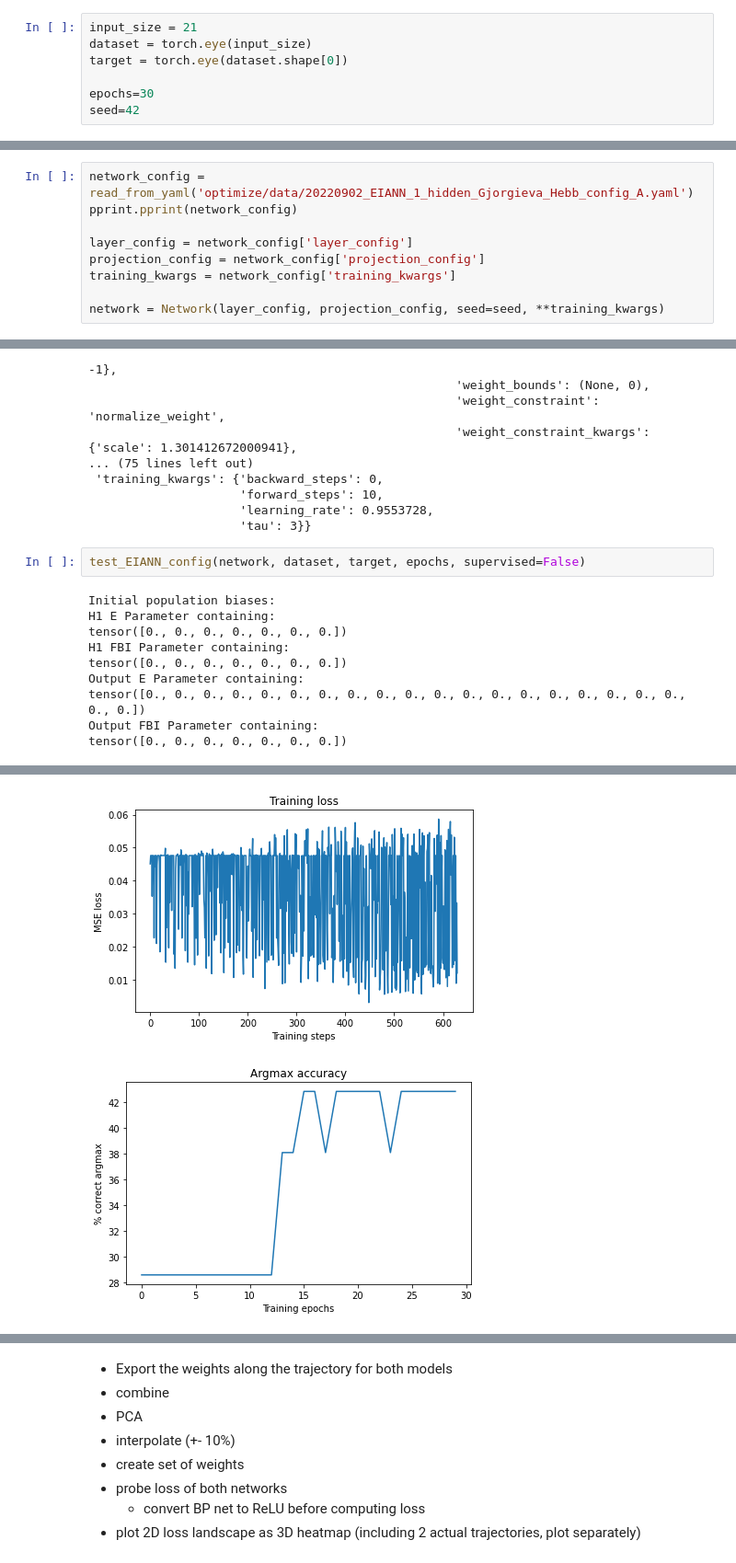
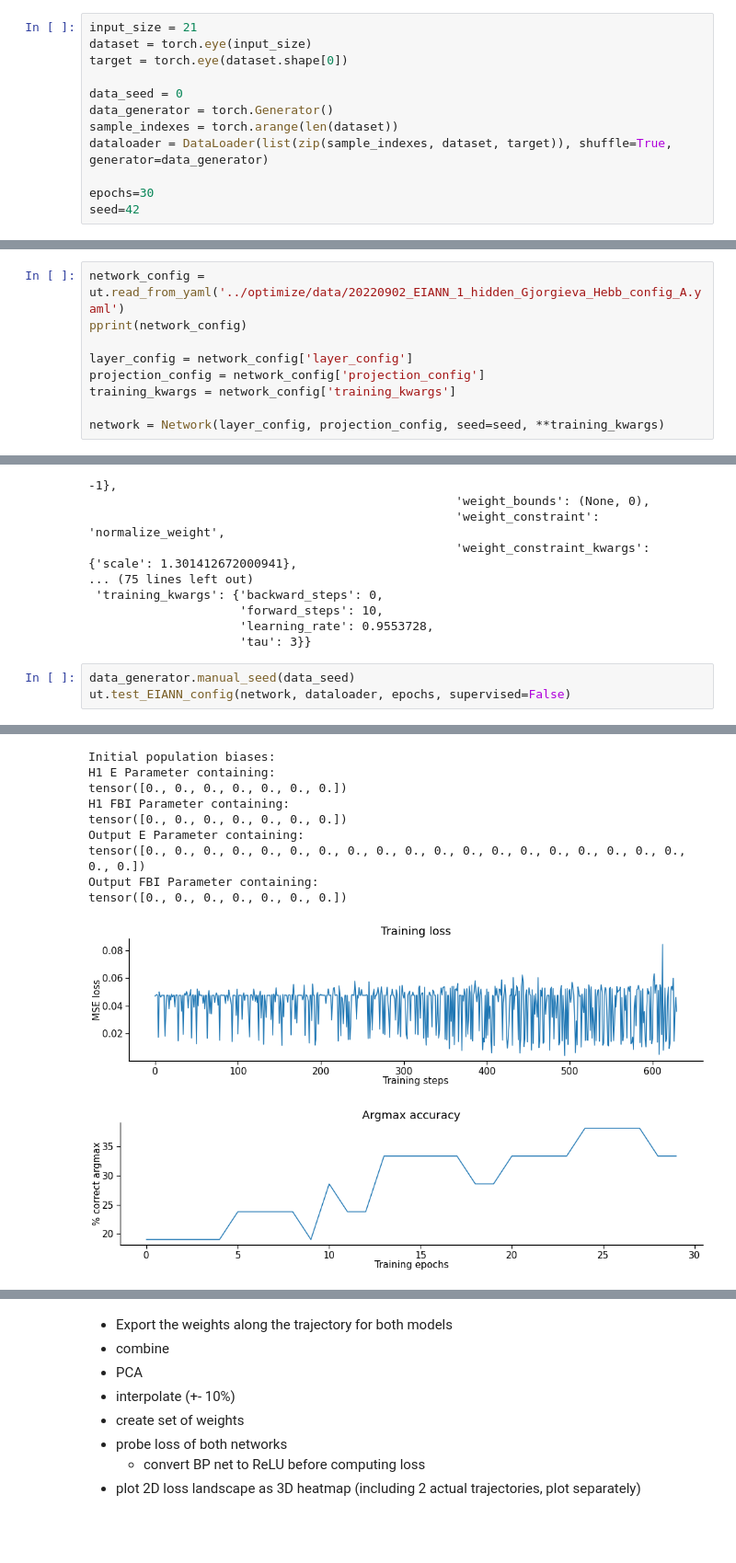
Before and after one commit to Milstein-Lab/EIANN, a Jupyter notebook: EIANN/notebooks/EIANN_1_hidden_landscape.ipynb, the cells around one changed output, grey strips where cells are left out. Shown at 92% size. Cells and saved outputs as stored; diff of their text form; blank space fills up the shorter version.

```diff
--- a/EIANN/notebooks/EIANN_1_hidden_landscape.ipynb
+++ b/EIANN/notebooks/EIANN_1_hidden_landscape.ipynb
@@ -11,13 +15,18 @@ input_size = 21
 dataset = torch.eye(input_size)
 target = torch.eye(dataset.shape[0])
 
+data_seed = 0
+data_generator = torch.Generator()
+sample_indexes = torch.arange(len(dataset))
+dataloader = DataLoader(list(zip(sample_indexes, dataset, target)), shuffle=True, generator=data_generator)
+
 epochs=30
 seed=42
 # %% [markdown]
 ### Gjorgjieva learning rule
 # %%
-network_config = read_from_yaml('optimize/data/20220902_EIANN_1_hidden_Gjorgieva_Hebb_config_A.yaml')
-pprint.pprint(network_config)
+network_config = ut.read_from_yaml('../optimize/data/20220902_EIANN_1_hidden_Gjorgieva_Hebb_config_A.yaml')
+pprint(network_config)
 
 layer_config = network_config['layer_config']
 projection_config = network_config['projection_config']
@@ -43,14 +52,6 @@ network = Network(layer_config, projection_config, seed=seed, **training_kwargs)
                      'learning_rate': 0.9553728,
                      'tau': 3}}
 # %%
-test_EIANN_config(network, dataset, target, epochs, supervised=False)
+data_generator.manual_seed(data_seed)
+ut.test_EIANN_config(network, dataloader, epochs, supervised=False)
 # %% [output]
-Initial population biases:
-H1 E Parameter containing:
-tensor([0., 0., 0., 0., 0., 0., 0.])
-H1 FBI Parameter containing:
-tensor([0., 0., 0., 0., 0., 0., 0.])
-Output E Parameter containing:
-tensor([0., 0., 0., 0., 0., 0., 0., 0., 0., 0., 0., 0., 0., 0., 0., 0., 0., 0., 0., 0., 0.])
-Output FBI Parameter containing:
-tensor([0., 0., 0., 0., 0., 0., 0.])
@@ -69,2 +61,11 @@ tensor([0., 0., 0., 0., 0., 0., 0.])
+Initial population biases:
+H1 E Parameter containing:
+tensor([0., 0., 0., 0., 0., 0., 0.])
+H1 FBI Parameter containing:
+tensor([0., 0., 0., 0., 0., 0., 0.])
+Output E Parameter containing:
+tensor([0., 0., 0., 0., 0., 0., 0., 0., 0., 0., 0., 0., 0., 0., 0., 0., 0., 0., 0., 0., 0.])
+Output FBI Parameter containing:
+tensor([0., 0., 0., 0., 0., 0., 0.])
-[figure, old version]
+[figure, new version]
-[figure, old version]
+[figure, new version]
```
Also changed, not shown: parts of 15 cells of this notebook, 6 other files.
